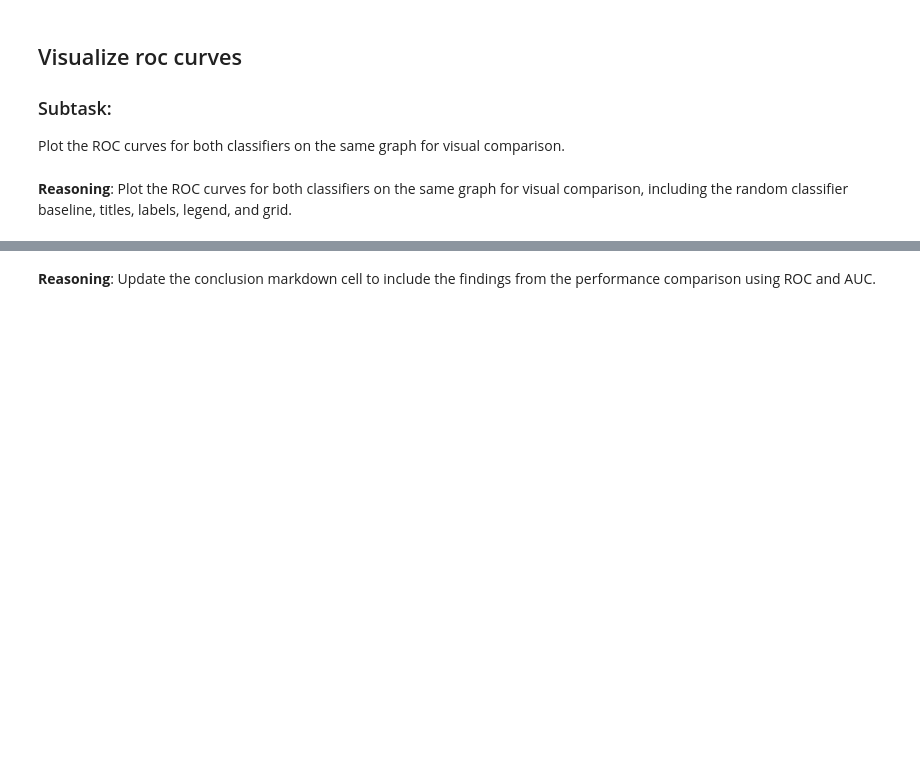
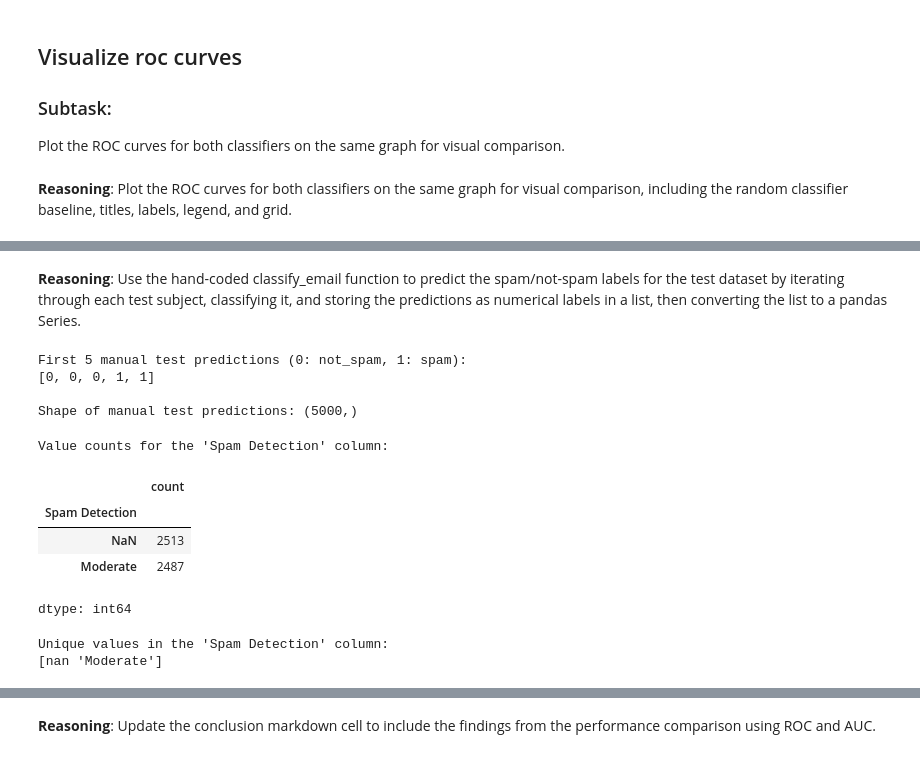
Before and after one commit to rocklambros/email-spam-classifier-naive-bayes-comparisson-roc, a Jupyter notebook: Rock_Lambros_COMP3009_Project_Naive_Bayes_Spam_Detection.ipynb, the cells around one changed output, grey strips where cells are left out. Saved outputs shown, nothing was run; the diff lists cells and outputs as text; code cells hidden in the pictures; blank space fills up the shorter version.

```diff
--- a/Rock_Lambros_COMP3009_Project_Naive_Bayes_Spam_Detection.ipynb
+++ b/Rock_Lambros_COMP3009_Project_Naive_Bayes_Spam_Detection.ipynb
@@ -1838,0 +1803,55 @@ The identical AUC values strongly suggest that both implementations correctly le
+# %% [markdown]
+**Reasoning**:
+Use the hand-coded classify_email function to predict the spam/not-spam labels for the test dataset by iterating through each test subject, classifying it, and storing the predictions as numerical labels in a list, then converting the list to a pandas Series.
+# %%
+# 1. Define an empty list to store manual predictions
+manual_test_predictions = []
+
+# 2. Iterate through each email subject in the df_test['Subject'] Series
+for subject in df_test['Subject']:
+    # 3. Call the classify_email function
+    # Ensure vectorizer, priors, and likelihoods are available from previous steps
+    try:
+        vectorizer
+        priors
+        likelihoods
+    except NameError:
+        print("Required variables (vectorizer, priors, likelihoods) not found. Please re-run previous cells.")
+        # In a real scenario, you might want to handle this error more gracefully or recompute them.
+        # For this task, we assume they are available.
+        break # Exit loop if variables are missing
+
+    prediction = classify_email(subject, vectorizer, priors, likelihoods)
+
+    # 4. Append the returned prediction to the list, converting to numerical labels (1 for spam, 0 for not_spam)
+    manual_test_predictions.append(1 if prediction == 'spam' else 0)
+
+# 5. Convert the list into a pandas Series
+manual_test_predictions_series = pd.Series(manual_test_predictions, name='manual_prediction')
+
+# 6. Print the first few manual predictions
+print("First 5 manual test predictions (0: not_spam, 1: spam):")
+print(manual_test_predictions_series.head().tolist())
+
+print("\nShape of manual test predictions:", manual_test_predictions_series.shape)
+# %% [output]
+First 5 manual test predictions (0: not_spam, 1: spam):
+[0, 0, 0, 1, 1]
+
+Shape of manual test predictions: (5000,)
+# %%
+# Review the unique values and their counts in the 'Spam Detection' column
+print("Value counts for the 'Spam Detection' column:")
+display(df['Spam Detection'].value_counts(dropna=False))
+
+print("\nUnique values in the 'Spam Detection' column:")
+print(df['Spam Detection'].unique())
+# %% [output]
+Value counts for the 'Spam Detection' column:
+|  | count |
+| Spam Detection |  |
+| NaN | 2513 |
+| Moderate | 2487 |
+dtype: int64
+Unique values in the 'Spam Detection' column:
+[nan 'Moderate']
```
Also changed, not shown: parts of 44 cells of this notebook.
